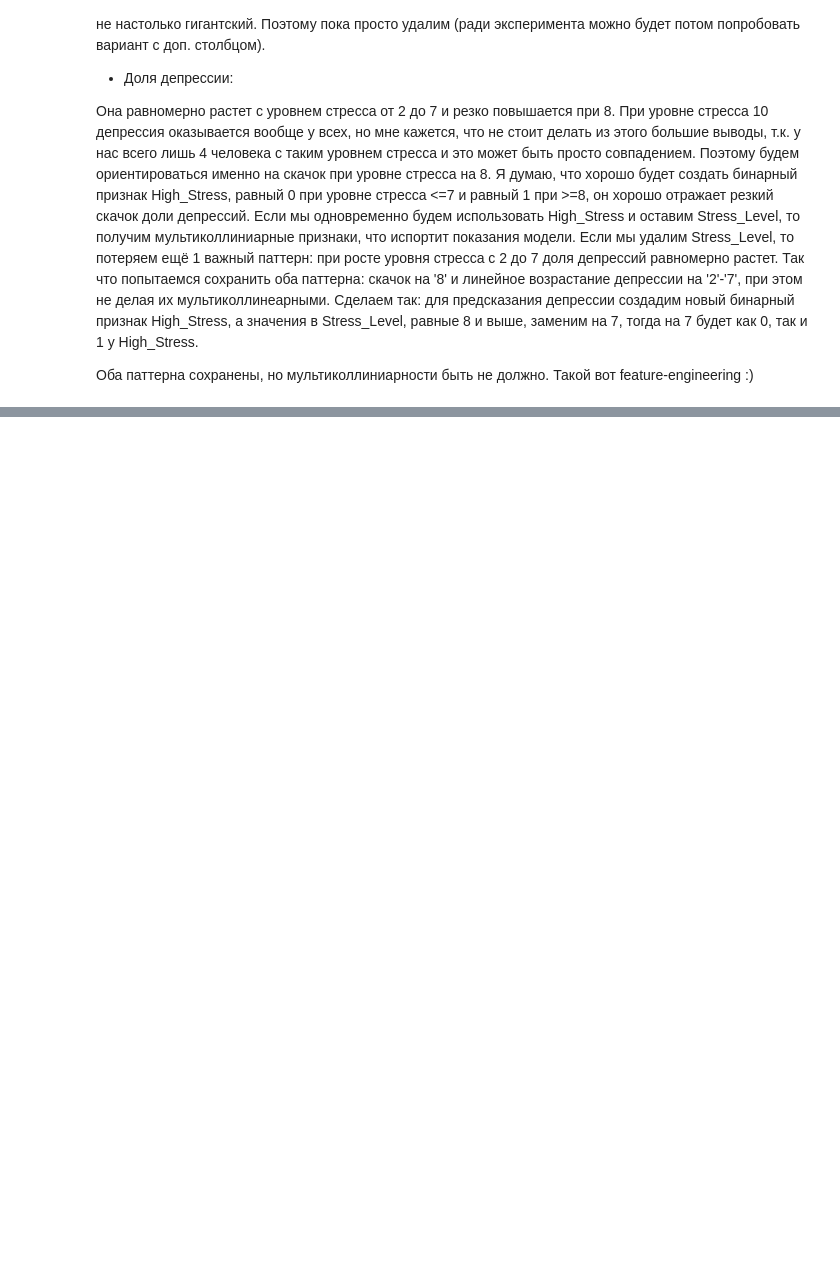
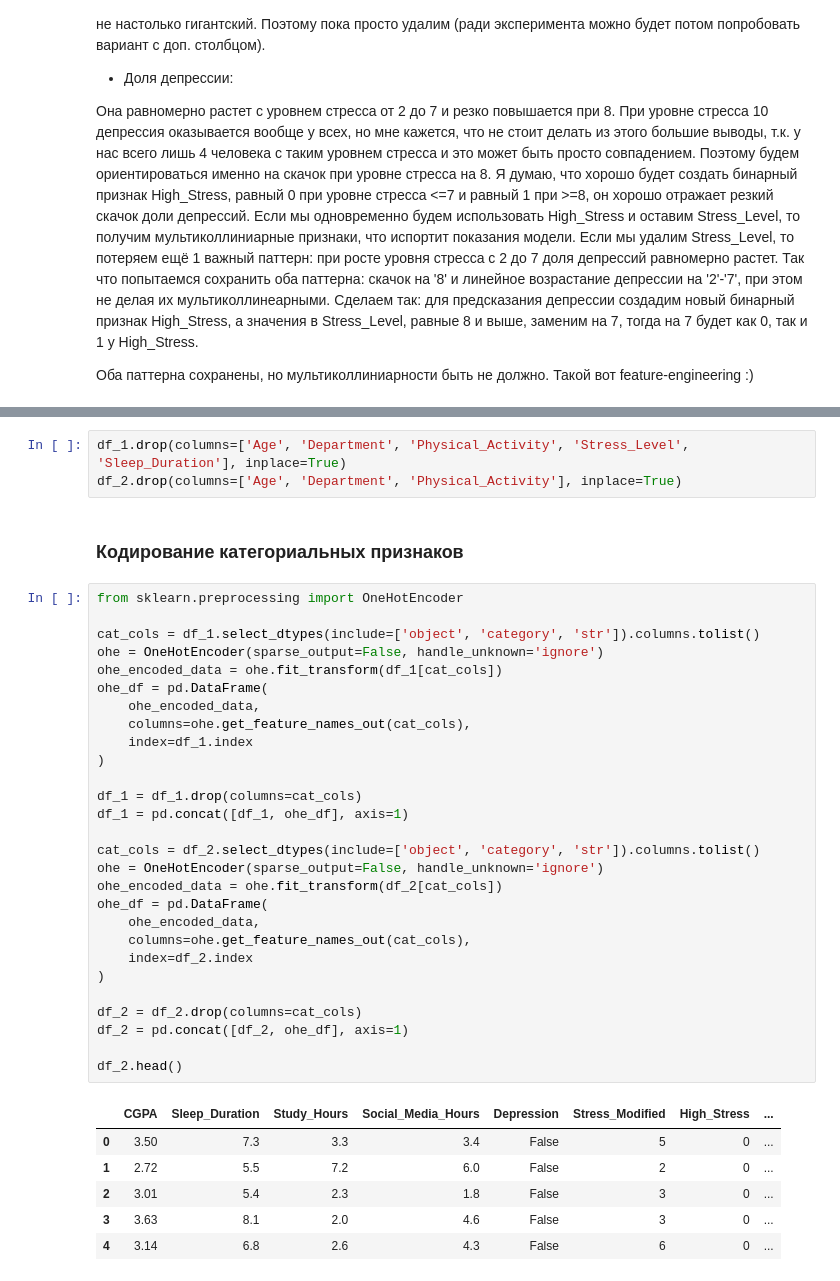
Before and after one commit to miniMlena/MAI_ML_lab1, a Jupyter notebook: task.ipynb, the cells around one changed output, grey strips where cells are left out. Cells and saved outputs as stored; diff of their text form; blank space fills up the shorter version.

```diff
--- a/task.ipynb
+++ b/task.ipynb
@@ -464,0 +525,40 @@ plot_correlation_heatmap(df, 'CGPA')
+# %%
+df_1.drop(columns=['Age', 'Department', 'Physical_Activity', 'Stress_Level', 'Sleep_Duration'], inplace=True)
+df_2.drop(columns=['Age', 'Department', 'Physical_Activity'], inplace=True)
+# %% [markdown]
+### Кодирование категориальных признаков
+# %%
+from sklearn.preprocessing import OneHotEncoder
+
+cat_cols = df_1.select_dtypes(include=['object', 'category', 'str']).columns.tolist()
+ohe = OneHotEncoder(sparse_output=False, handle_unknown='ignore')
+ohe_encoded_data = ohe.fit_transform(df_1[cat_cols])
+ohe_df = pd.DataFrame(
+    ohe_encoded_data,
+    columns=ohe.get_feature_names_out(cat_cols),
+    index=df_1.index
+)
+
+df_1 = df_1.drop(columns=cat_cols)
+df_1 = pd.concat([df_1, ohe_df], axis=1)
+
+cat_cols = df_2.select_dtypes(include=['object', 'category', 'str']).columns.tolist()
+ohe = OneHotEncoder(sparse_output=False, handle_unknown='ignore')
+ohe_encoded_data = ohe.fit_transform(df_2[cat_cols])
+ohe_df = pd.DataFrame(
+    ohe_encoded_data,
+    columns=ohe.get_feature_names_out(cat_cols),
+    index=df_2.index
+)
+
+df_2 = df_2.drop(columns=cat_cols)
+df_2 = pd.concat([df_2, ohe_df], axis=1)
+
+df_2.head()
+# %% [output]
+|  | CGPA | Sleep_Duration | Study_Hours | Social_Media_Hours | Depression | Stress_Modified | High_Stress | ... |
+| 0 | 3.50 | 7.3 | 3.3 | 3.4 | False | 5 | 0 | ... |
+| 1 | 2.72 | 5.5 | 7.2 | 6.0 | False | 2 | 0 | ... |
+| 2 | 3.01 | 5.4 | 2.3 | 1.8 | False | 3 | 0 | ... |
+| 3 | 3.63 | 8.1 | 2.0 | 4.6 | False | 3 | 0 | ... |
+| 4 | 3.14 | 6.8 | 2.6 | 4.3 | False | 6 | 0 | ... |
```
Also changed, not shown: parts of 30 cells of this notebook.
